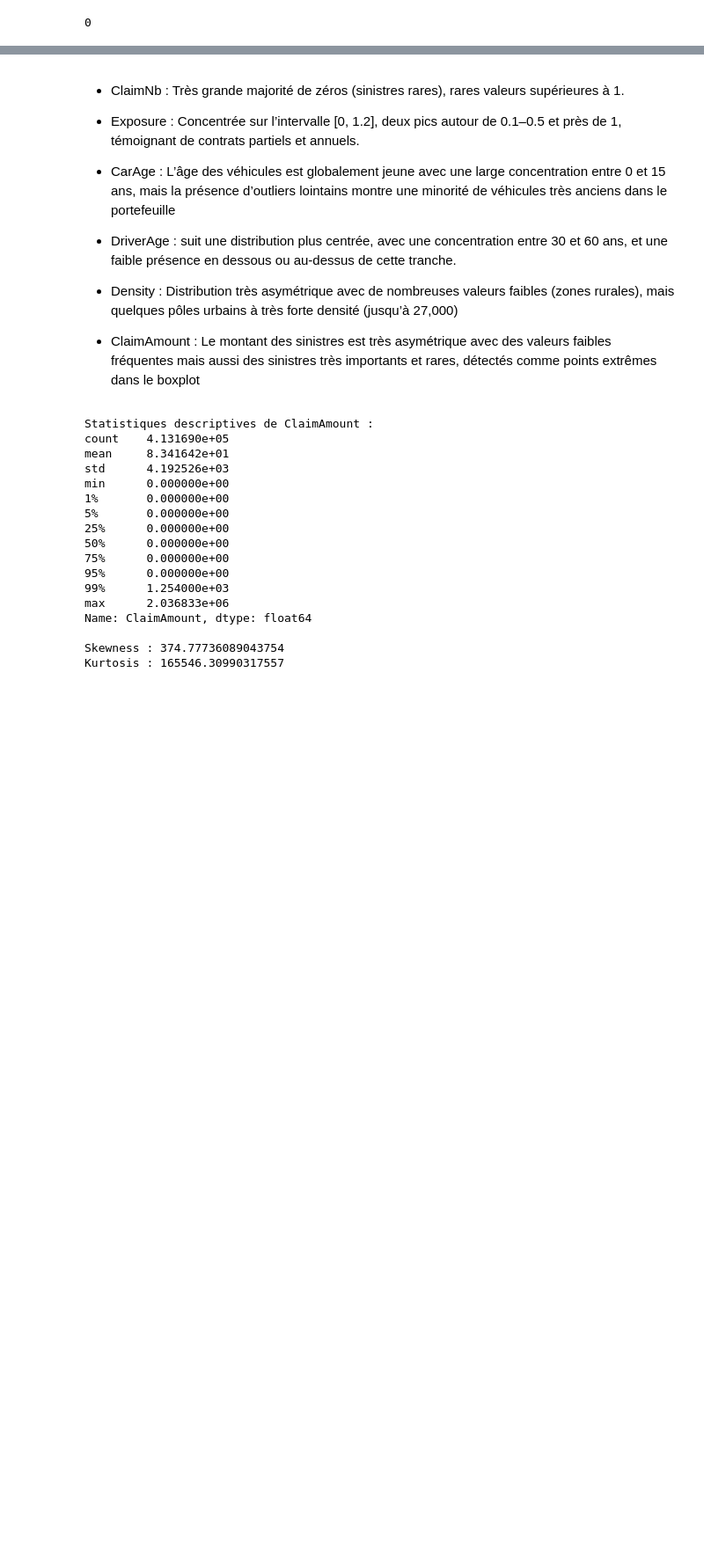
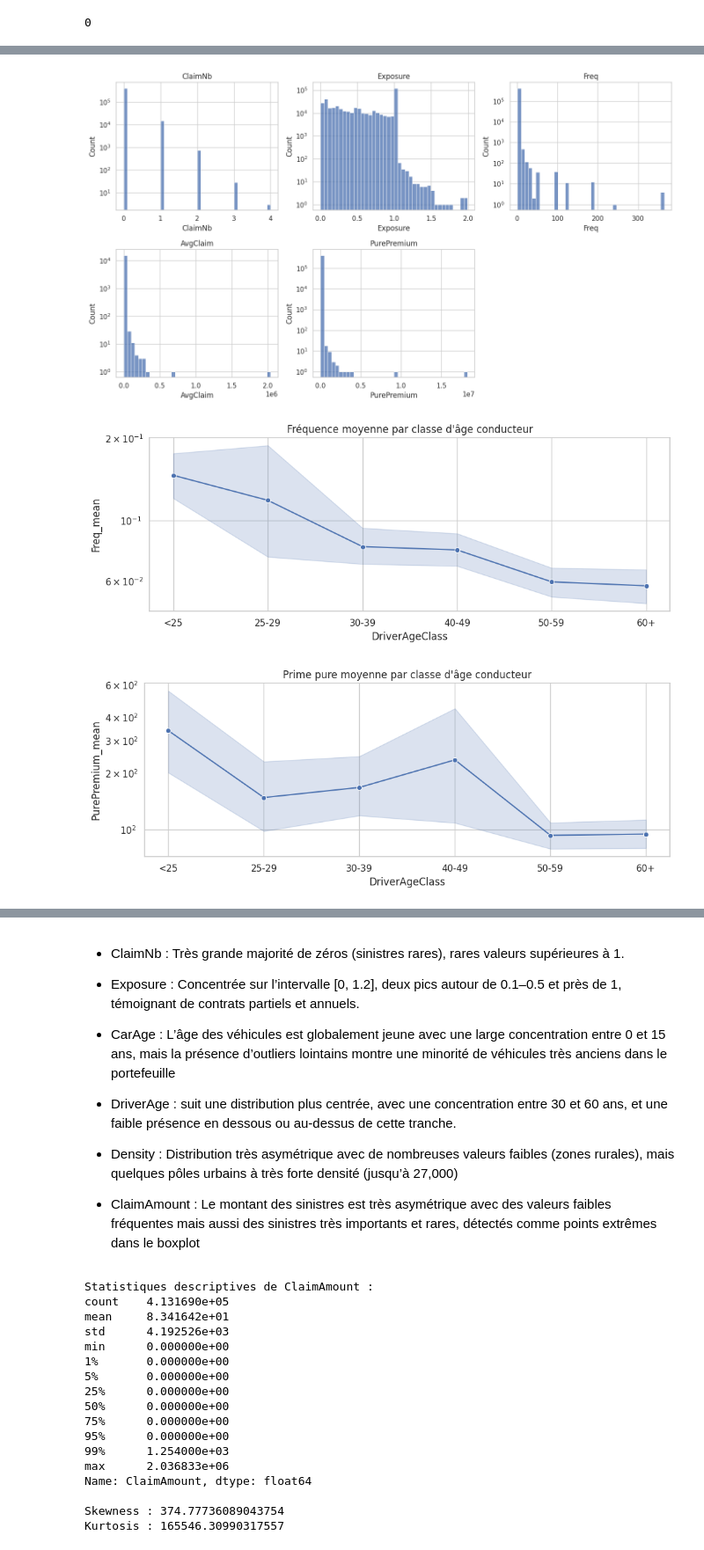
Before and after one commit to fadiblm/Projet-assurance-non-vie, a Jupyter notebook: visualisation.ipynb, the cells around one changed output, grey strips where cells are left out. Shown at 88% size. Cells and saved outputs as stored; diff of their text form; code cells hidden in the pictures; blank space fills up the shorter version.

```diff
--- a/visualisation.ipynb
+++ b/visualisation.ipynb
@@ -280,0 +360,15 @@ anomalies.shape[0]
+# %%
+bins_driver = [17, 25, 30, 40, 50, 60, 120]
+labels_driver = ["<25", "25-29", "30-39", "40-49", "50-59", "60+"]
+merged["DriverAgeClass"] = pd.cut(merged["DriverAge"], bins=bins_driver,
+                                  labels=labels_driver, right=True)
+
+bins_car = [-1, 1, 5, 10, 20, 200]
+labels_car = ["0", "1-4", "5-9", "10-19", "20+"]
+merged["CarAgeClass"] = pd.cut(merged["CarAge"], bins=bins_car,
+                               labels=labels_car, right=True)
+
+bins_dens = [0, 50, 200, 500, 2000, 10000]
+labels_dens = ["rural", "peri-urbain", "petite ville", "ville", "urbain dense"]
+merged["DensityClass"] = pd.cut(merged["Density"], bins=bins_dens,
+                                labels=labels_dens, right=True)
@@ -280,0 +509,61 @@ anomalies.shape[0]
+# %%
+
+# 5.1 Distributions globales
+num_cols = ["ClaimNb", "Exposure", "Freq", "AvgClaim", "PurePremium"]
+plt.figure(figsize=(14, 8))
+for i, col in enumerate(num_cols, 1):
+    plt.subplot(2, 3, i)
+    sns.histplot(merged[col], bins=40)
+    plt.title(col)
+    plt.yscale("log")
+plt.tight_layout()
+plt.show()
+
+# 5.2 Fréquence et prime pure par classe d'âge conducteur
+plt.figure(figsize=(10, 4))
+sns.lineplot(data=base_tarif, x="DriverAgeClass", y="Freq_mean", marker="o")
+plt.yscale("log")
+plt.title("Fréquence moyenne par classe d'âge conducteur")
+plt.tight_layout()
+plt.show()
+
+plt.figure(figsize=(10, 4))
+sns.lineplot(data=base_tarif, x="DriverAgeClass", y="PurePremium_mean", marker="o")
+plt.yscale("log")
+plt.title("Prime pure moyenne par classe d'âge conducteur")
+plt.tight_layout()
+plt.show()
+
+# 5.3 Fréquence par type de zone
+freq_dens = (
+    merged
+    .groupby("DensityClass")
+    .apply(lambda g: g["ClaimNb"].sum() / g["Exposure"].sum())
+    .reset_index(name="Freq_mean")
+)
+
+plt.figure(figsize=(8, 4))
+sns.barplot(data=freq_dens, x="DensityClass", y="Freq_mean")
+plt.yscale("log")
+plt.title("Fréquence moyenne par type de zone")
+plt.tight_layout()
+plt.show()
+
+# 5.4 Segments : lien fréquence / coût moyen
+plt.figure(figsize=(8, 6))
+sns.scatterplot(
+    data=base_tarif,
+    x="Freq_mean",
+    y="AvgClaim_mean",
+    size="Exposure_tot",
+    alpha=0.6
+)
+plt.xscale("log")
+plt.yscale("log")
+plt.title("Segments : fréquence vs coût moyen (taille = exposition)")
+plt.tight_layout()
+plt.show()
+# %% [output]
+[figure, added]
+[figure, added]
+[figure, added]
```
Also changed, not shown: parts of 20 cells of this notebook.
